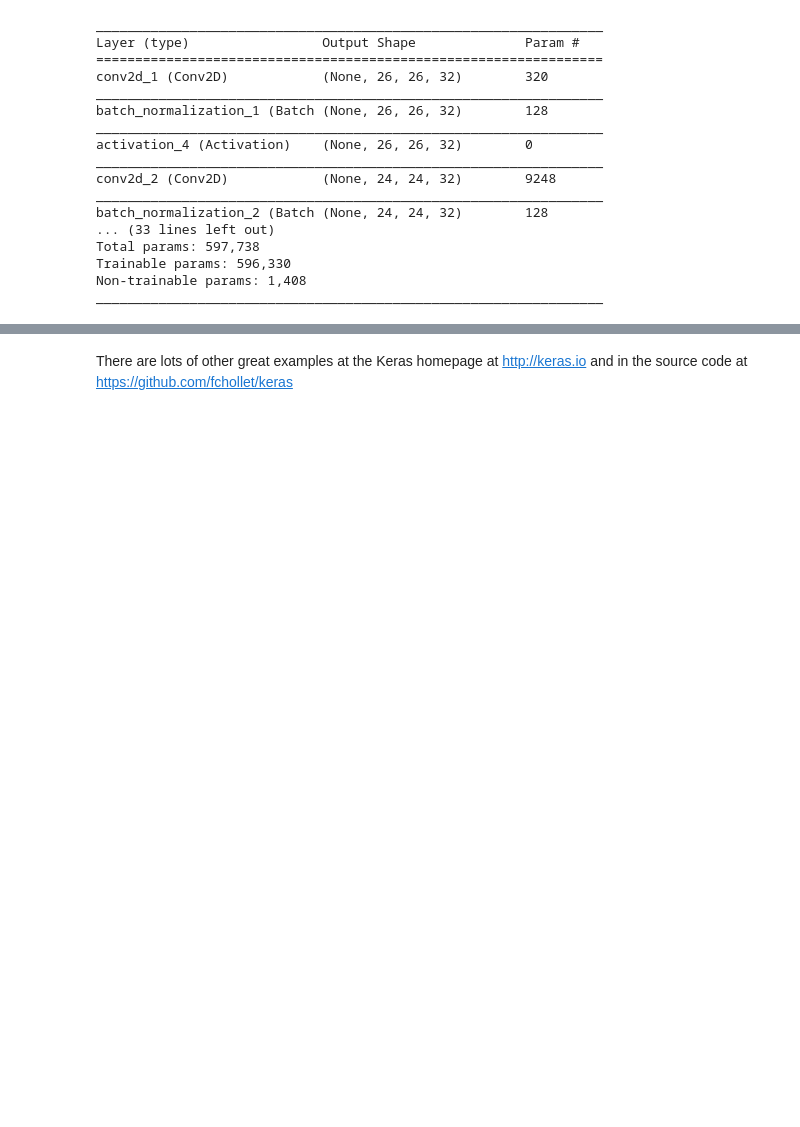
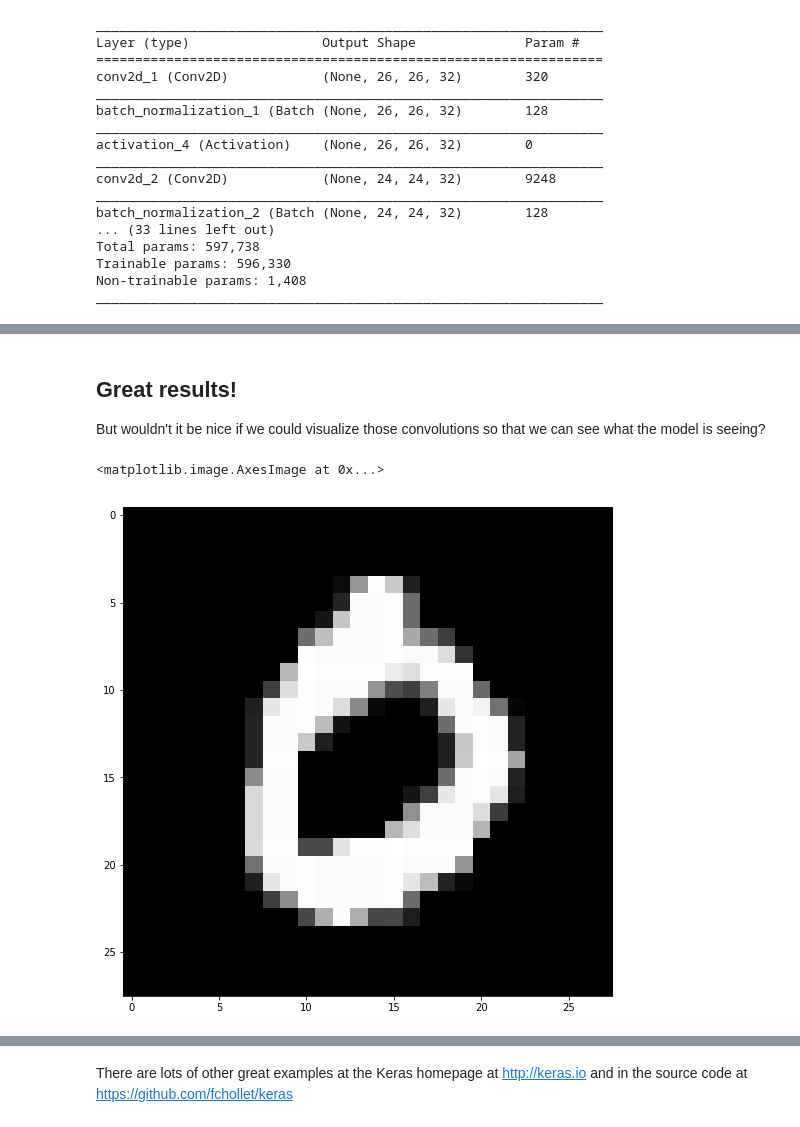
Before and after one commit to wut-mpg/keras-mnist-tutorial, a Jupyter notebook: MNIST in Keras.ipynb, the cells around one changed output, grey strips where cells are left out. Cells and saved outputs as stored; diff of their text form; code cells hidden in the pictures; blank space fills up the shorter version.

```diff
--- a/MNIST in Keras.ipynb
+++ b/MNIST in Keras.ipynb
@@ -385,3 +482,7 @@ Test accuracy: 0.9934
+# %% [markdown]
+## Great results!
+
+But wouldn't it be nice if we could visualize those convolutions so that we can see what the model is seeing?
 # %%
 from keras import backend as K
 
@@ -413,6 +514,12 @@ def visualize(layer):
     for i in range(m):
         ax = fig.add_subplot(n,n,i+1)
         ax.imshow(convolutions[:,:,i], cmap='gray')
+# %%
+plt.figure()
+plt.imshow(X_test[3].reshape(28,28), cmap='gray', interpolation='none')
+# %% [output]
+<matplotlib.image.AxesImage at 0x...>
+[figure, added]
 # %%
 visualize(convLayer01) # visualize first set of feature maps
 # %% [output]
```
Also changed, not shown: parts of 59 cells of this notebook, 9 other files.
